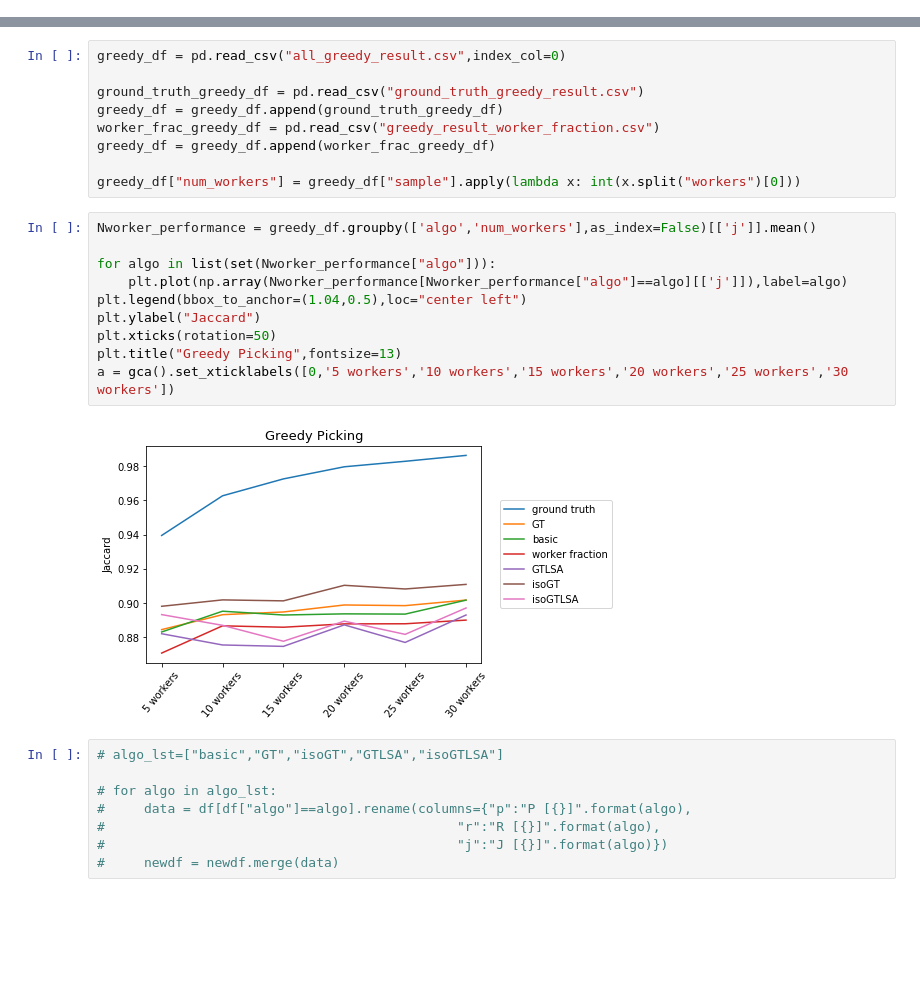
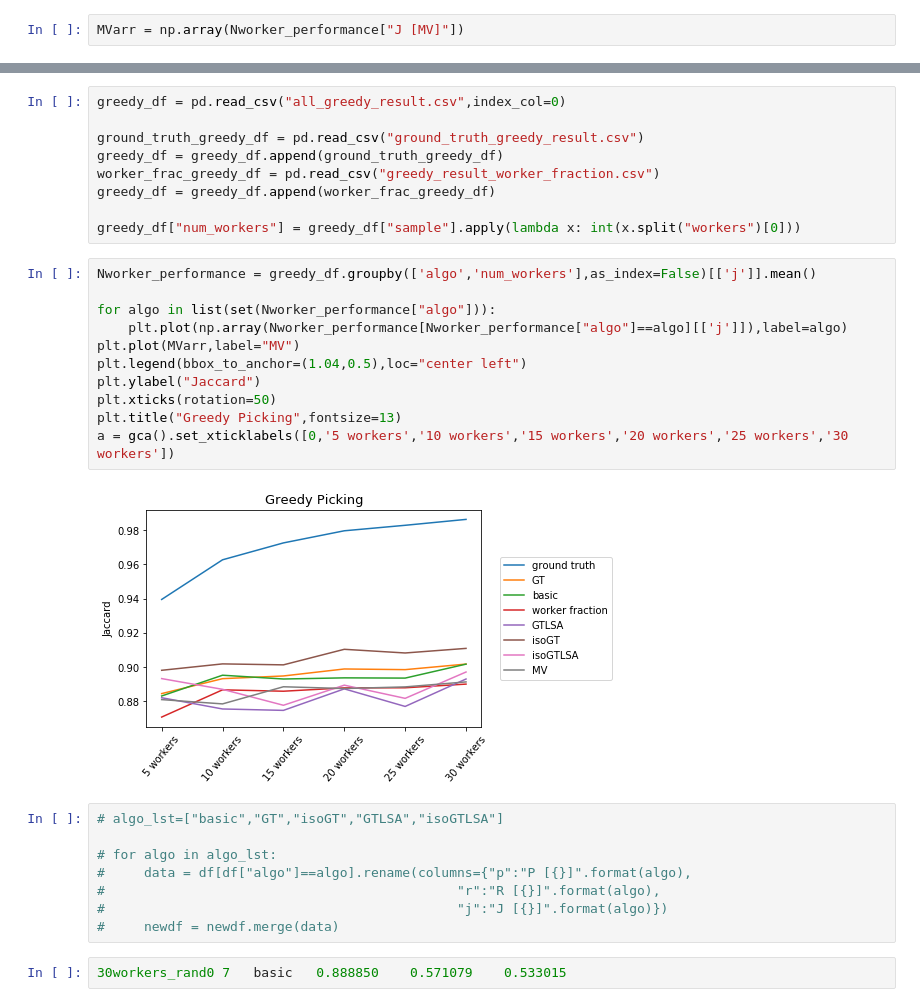
Before and after one commit to cognoscentai/segmentation, a Jupyter notebook: ipynb/PixelBasedGroundTruthExperiment.ipynb, the cells around one changed output, grey strips where cells are left out. Drawn from its saved outputs; the diff is of its cells as text; blank space fills up the shorter version.

```diff
--- a/ipynb/PixelBasedGroundTruthExperiment.ipynb
+++ b/ipynb/PixelBasedGroundTruthExperiment.ipynb
@@ -102,5 +89,7 @@ df.head()
 # %% [markdown]
 ### Performance as it varies with number of workers
+# %%
+MVarr = np.array(Nworker_performance["J [MV]"])
 # %%
 Nworker_performance = df.groupby("num_workers").mean()
 metric_J = [metric for metric in metric_keys if 'J' in metric ]
@@ -157,15 +146,16 @@ greedy_df["num_workers"] = greedy_df["sample"].apply(lambda x: int(x.split("work
 # %%
 Nworker_performance = greedy_df.groupby(['algo','num_workers'],as_index=False)[['j']].mean()
 
 for algo in list(set(Nworker_performance["algo"])):
     plt.plot(np.array(Nworker_performance[Nworker_performance["algo"]==algo][['j']]),label=algo)
+plt.plot(MVarr,label="MV")
 plt.legend(bbox_to_anchor=(1.04,0.5),loc="center left")
 plt.ylabel("Jaccard")
 plt.xticks(rotation=50)
 plt.title("Greedy Picking",fontsize=13)
 a = gca().set_xticklabels([0,'5 workers','10 workers','15 workers','20 workers','25 workers','30 workers'])
 # %% [output]
-[figure, old version]
+[figure, new version]
 # %%
 # algo_lst=["basic","GT","isoGT","GTLSA","isoGTLSA"]
 
@@ -174,3 +164,5 @@ a = gca().set_xticklabels([0,'5 workers','10 workers','15 workers','20 workers',
 #                                             "r":"R [{}]".format(algo),
 #                                             "j":"J [{}]".format(algo)})
 #     newdf = newdf.merge(data)
+# %%
+30workers_rand0	7	basic	0.888850	0.571079	0.533015
```
Also changed, not shown: parts of 20 cells of this notebook, 3 other files.
